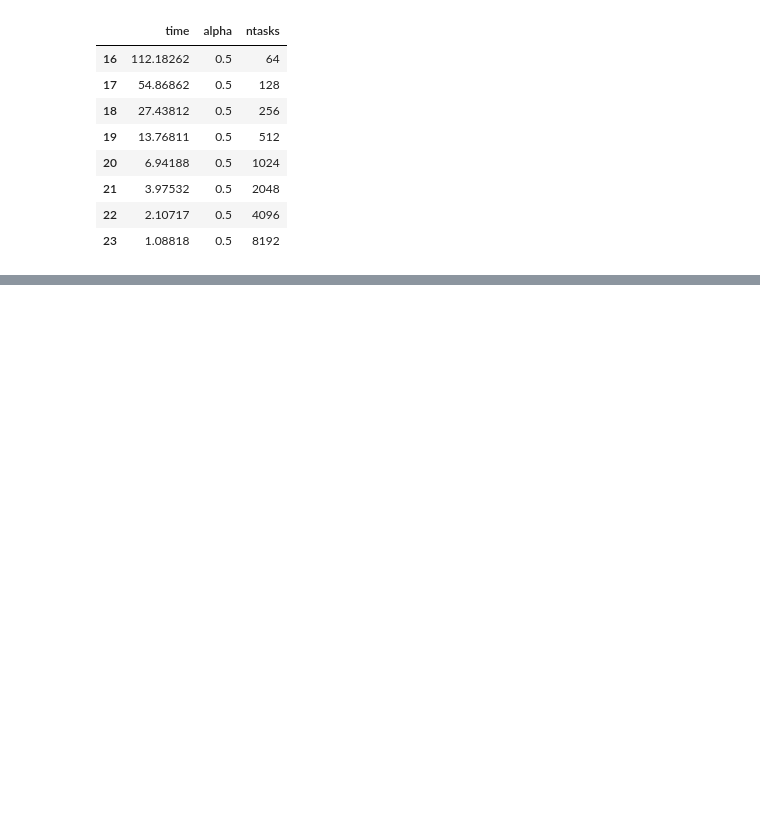
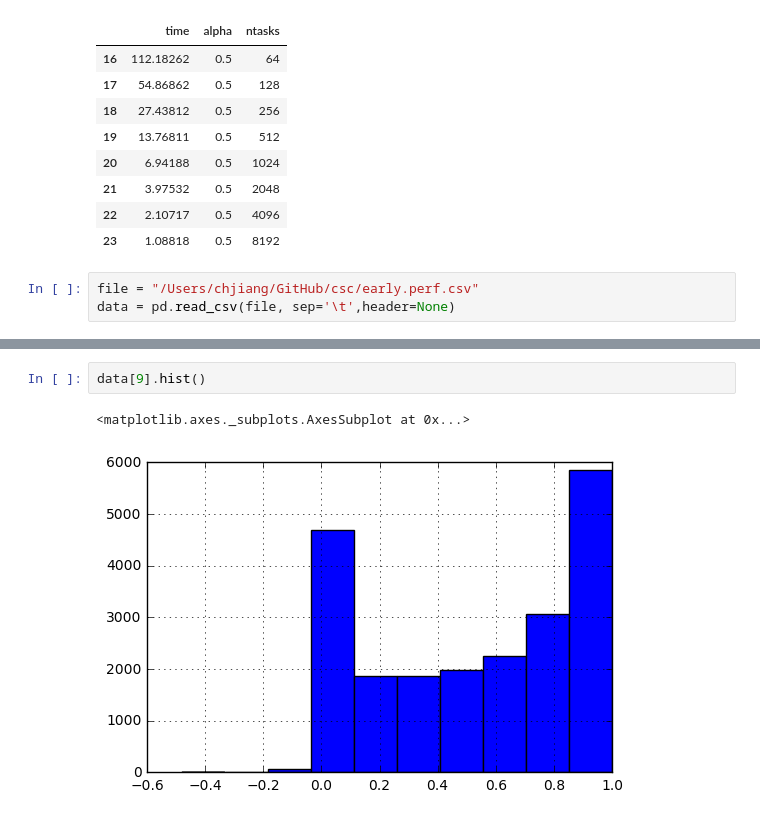
Before and after one commit to horsehour/script, a Jupyter notebook: chunheng.ipynb, the cells around one changed output, grey strips where cells are left out. Cells and saved outputs as stored; diff of their text form; blank space fills up the shorter version.

```diff
--- a/chunheng.ipynb
+++ b/chunheng.ipynb
@@ -1694,3 +1693,6 @@ data[ind]
 | 21 | 3.97532 | 0.5 | 2048 |
 | 22 | 2.10717 | 0.5 | 4096 |
 | 23 | 1.08818 | 0.5 | 8192 |
+# %%
+file = "/Users/chjiang/GitHub/csc/early.perf.csv"
+data = pd.read_csv(file, sep='\t',header=None)
@@ -1696,0 +1711,5 @@ data[ind]
+# %%
+data[9].hist()
+# %% [output]
+<matplotlib.axes._subplots.AxesSubplot at 0x...>
+[figure, added]
```
Also changed, not shown: parts of 21 cells of this notebook, 1 other file.
